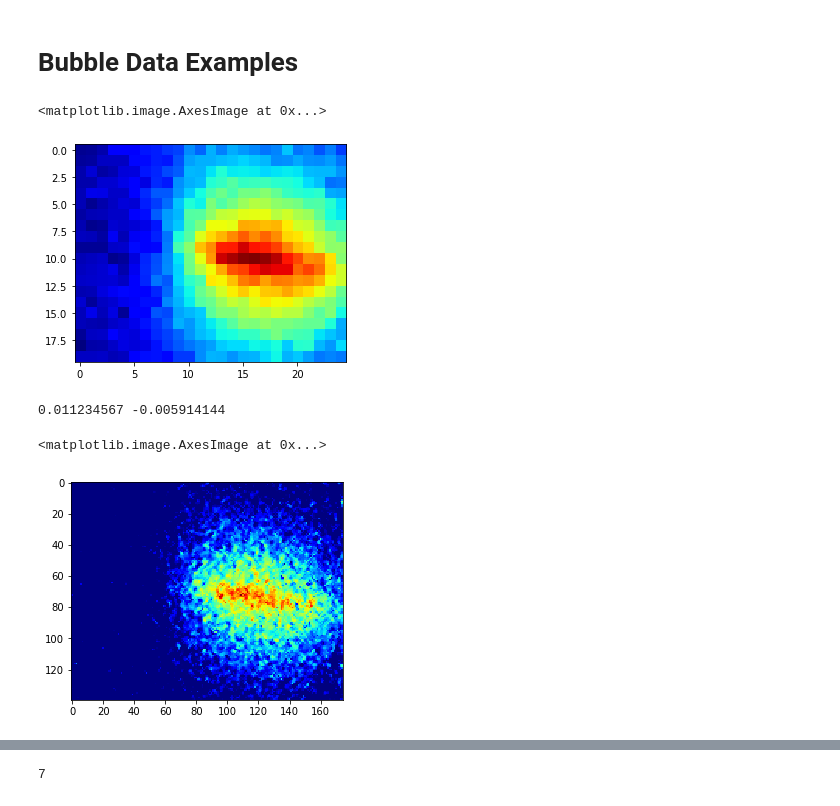
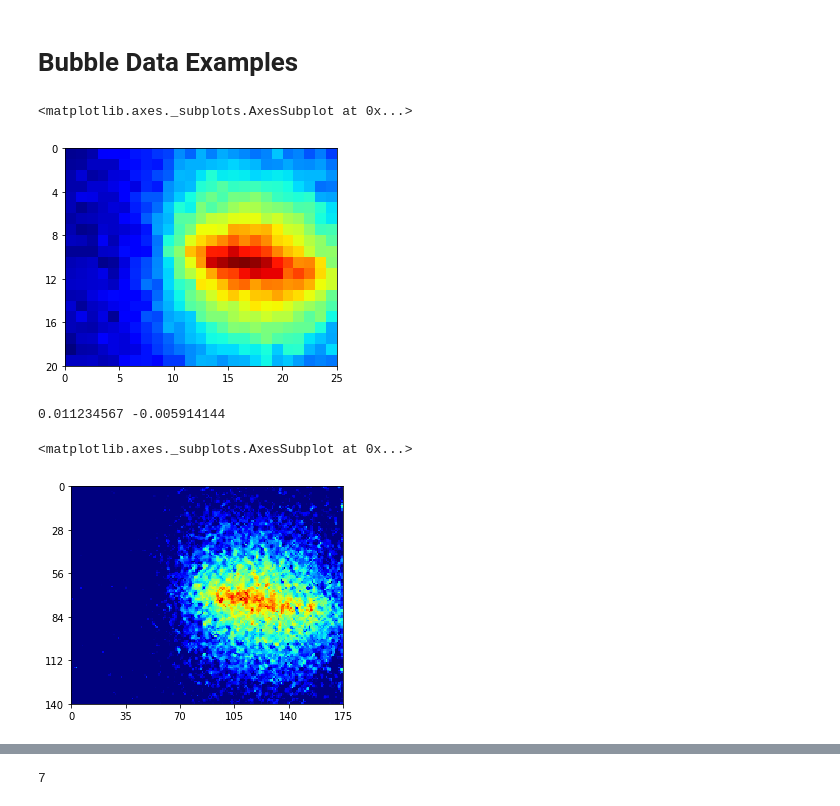
Before and after one commit to MMintLab/BubbleControl, a Jupyter notebook: notebooks/architecture_details.ipynb, the cells around one changed output, grey strips where cells are left out. Drawn from its saved outputs; the diff is of its cells as text; code cells hidden in the pictures.

```diff
--- a/notebooks/architecture_details.ipynb
+++ b/notebooks/architecture_details.ipynb
@@ -35,8 +41,26 @@ cmap = cm.get_cmap('jet')
 # %%
-plt.imshow(dataset[0]['init_imprint'][0], cmap='jet')
+def visualize_image(img, **kwargs):
+    fig, ax = plt.subplots(1,1)
+
+    # plt.imshow(img, cmap='jet')
+    ax.imshow(img, **kwargs, extent=[0,img.shape[1],img.shape[0],0])
+
+
+    num_x_labels = 6
+    num_y_labels = 6
+    x_label_list = np.arange(num_x_labels)*img.shape[1]/(num_x_labels-1)
+    y_label_list = np.arange(num_y_labels)*img.shape[0]/(num_y_labels-1)
+    x_label_list = x_label_list.astype(np.int32)
+    y_label_list = y_label_list.astype(np.int32)
+    ax.set_xticks(x_label_list)
+    ax.set_yticks(y_label_list)
+    return ax
+
+img = dataset[0]['init_imprint'][0]
+visualize_image(img, cmap='jet')
 # %% [output]
-<matplotlib.image.AxesImage at 0x...>
+<matplotlib.axes._subplots.AxesSubplot at 0x...>
-[figure, old version]
+[figure, new version]
 # %%
 def view_bubble(def_img, ref_img, cmap='jet'):
     cmap = cm.get_cmap(cmap)
@@ -70,10 +94,12 @@ depth_img_r_porcessed = process_bubble_img(depth_img_r)[...,0]
 depth_img_r_ref_porcessed = process_bubble_img(depth_img_r_ref)[...,0]
 
 colored_depth_img_r, color_tr = view_bubble(depth_img_r_porcessed, depth_img_r_ref_porcessed)
-plt.imshow(colored_depth_img_r)
+# plt.imshow(colored_depth_img_r)
+
+visualize_image(colored_depth_img_r, cmap='jet')
 # plt.imshow(depth_img_r)
 # plt.imshow(depth_img_r_ref)
 # %% [output]
 0.011234567 -0.005914144
-<matplotlib.image.AxesImage at 0x...>
+<matplotlib.axes._subplots.AxesSubplot at 0x...>
-[figure, old version]
+[figure, new version]
```
Also changed, not shown: parts of 11 cells of this notebook, 15 other files.
